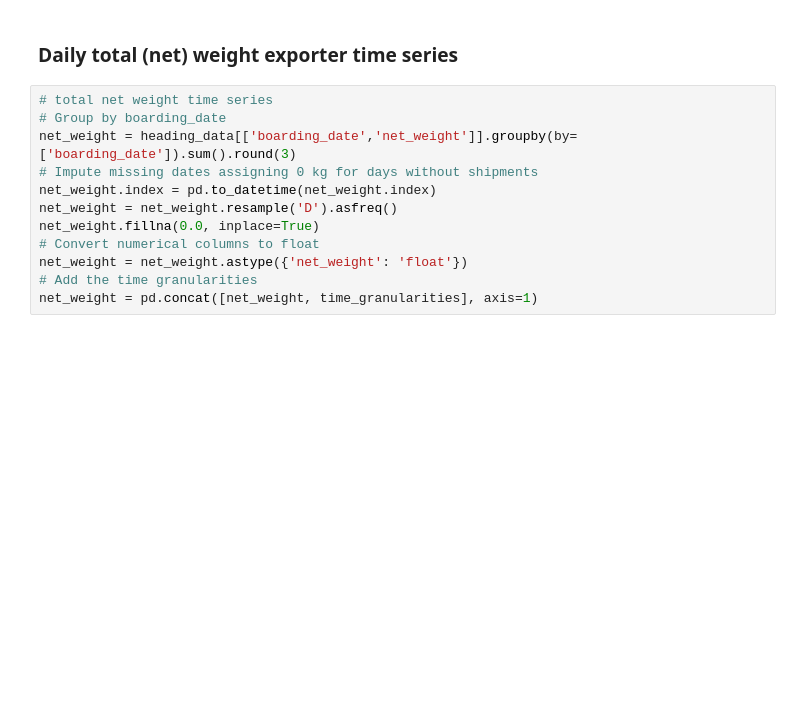
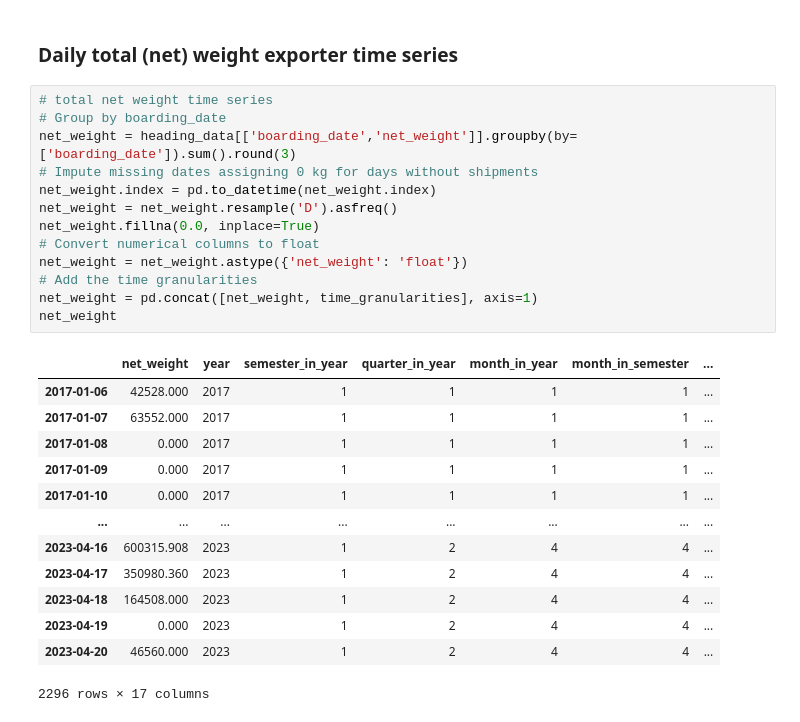
Before and after one commit to sergiopostigo/supertrade, a Jupyter notebook: exploratory_data_analysis/formatted/eda2.ipynb, the cells around one changed output. Saved outputs shown, nothing was run; the diff lists cells and outputs as text; blank space fills up the shorter version.

```diff
--- a/exploratory_data_analysis/formatted/eda2.ipynb
+++ b/exploratory_data_analysis/formatted/eda2.ipynb
@@ -99,15 +99,30 @@ usd_kg
 # %%
 # total net weight time series
 # Group by boarding_date
 net_weight = heading_data[['boarding_date','net_weight']].groupby(by=['boarding_date']).sum().round(3)
 # Impute missing dates assigning 0 kg for days without shipments
 net_weight.index = pd.to_datetime(net_weight.index)
 net_weight = net_weight.resample('D').asfreq()
 net_weight.fillna(0.0, inplace=True)
 # Convert numerical columns to float
 net_weight = net_weight.astype({'net_weight': 'float'})
 # Add the time granularities
 net_weight = pd.concat([net_weight, time_granularities], axis=1)
+net_weight
+# %% [output]
+|  | net_weight | year | semester_in_year | quarter_in_year | month_in_year | month_in_semester | ... |
+| 2017-01-06 | 42528.000 | 2017 | 1 | 1 | 1 | 1 | ... |
+| 2017-01-07 | 63552.000 | 2017 | 1 | 1 | 1 | 1 | ... |
+| 2017-01-08 | 0.000 | 2017 | 1 | 1 | 1 | 1 | ... |
+| 2017-01-09 | 0.000 | 2017 | 1 | 1 | 1 | 1 | ... |
+| 2017-01-10 | 0.000 | 2017 | 1 | 1 | 1 | 1 | ... |
+| ... | ... | ... | ... | ... | ... | ... | ... |
+| 2023-04-16 | 600315.908 | 2023 | 1 | 2 | 4 | 4 | ... |
+| 2023-04-17 | 350980.360 | 2023 | 1 | 2 | 4 | 4 | ... |
+| 2023-04-18 | 164508.000 | 2023 | 1 | 2 | 4 | 4 | ... |
+| 2023-04-19 | 0.000 | 2023 | 1 | 2 | 4 | 4 | ... |
+| 2023-04-20 | 46560.000 | 2023 | 1 | 2 | 4 | 4 | ... |
+2296 rows × 17 columns
 # %%
 # Plot time series
 plt.figure(figsize=(18,6))
```
Also changed, not shown: parts of 8 cells of this notebook.
